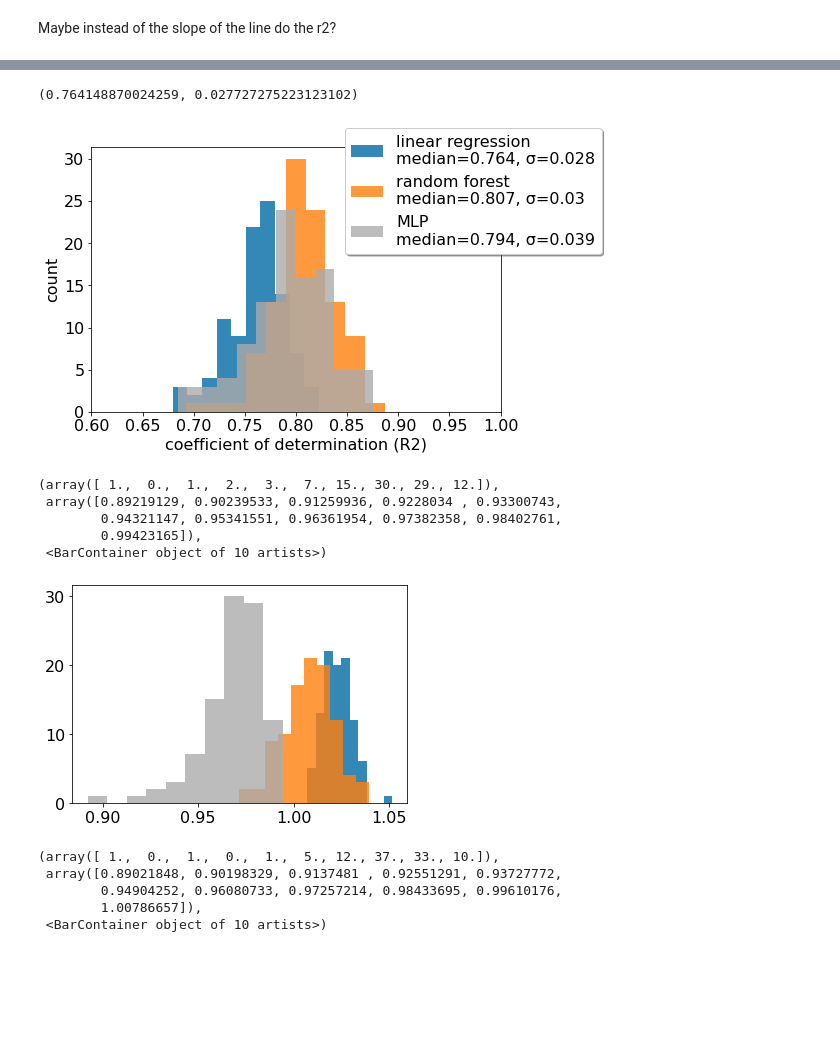
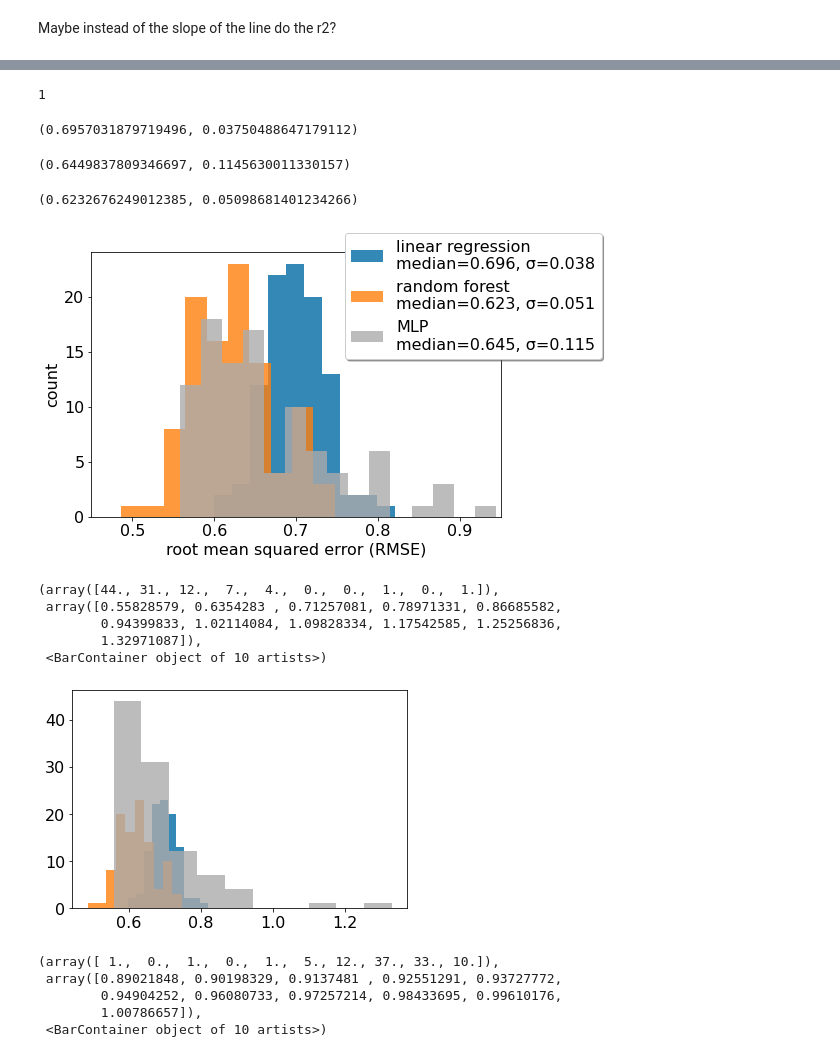
Before and after one commit to patrickcgray/ml_in_ocean_rs, a Jupyter notebook: rrs_mapping.ipynb, the cells around one changed output, grey strips where cells are left out. Drawn from its saved outputs; the diff is of its cells as text; code cells hidden in the pictures; blank space fills up the shorter version.

```diff
--- a/rrs_mapping.ipynb
+++ b/rrs_mapping.ipynb
@@ -261,9 +277,11 @@ plt.hist(s)
 # %% [markdown]
 Maybe instead of the slope of the line do the r2?
 # %%
+# here I'm appending the RMSE from each run
 lin_ms = []
 rf_ms = []
 mlp_ms = []
+
 for i in range(100):
     # full uncert including training process
     X_train, X_test, y_train, y_test = train_test_split(X, y, test_size=0.33)
@@ -297,9 +315,11 @@ for i in range(100):
     lin_X_test = (X_test_uncert[:,0]/X_test_uncert[:,1]).reshape(-1,1)
 
     lin_X_test = np.log(lin_X_test)
-    m = lin.score(lin_X_test,y_test_uncert)
 
-#     lin_preds = lin.predict(lin_X_test)
+#     m = lin.score(lin_X_test,y_test_uncert)
+
+    lin_preds = lin.predict(lin_X_test)
+    m = mean_squared_error(y_test_uncert,lin_preds, squared=False)
 
 #     ols_model = sm.OLS(np.log(y_test),sm.add_constant(lin_preds))
 #     results = ols_model.fit()
@@ -308,8 +328,10 @@ for i in range(100):
 #     b, m = results.params
     lin_ms.append(m)
 
-    m = rf.score(X_test_uncert,y_test_uncert)
-#     rf_preds = rf.predict(X_test_uncert)
+#     m = rf.score(X_test_uncert,y_test_uncert)
+
+    rf_preds = rf.predict(X_test_uncert)
+    m = mean_squared_error(y_test_uncert,rf_preds, squared=False)
 
 #     ols_model = sm.OLS(np.log(y_test),sm.add_constant(rf_preds))
 #     results = ols_model.fit()
@@ -317,8 +339,9 @@ for i in range(100):
 #     b, m = results.params
     rf_ms.append(m)
 
-    m = mlp.score(X_test_uncert,y_test_uncert)
-#     mlp_preds = mlp.predict(X_test_uncert)
+#     m = mlp.score(X_test_uncert,y_test_uncert)
+    mlp_preds = mlp.predict(X_test_uncert)
+    m = mean_squared_error(y_test_uncert,mlp_preds, squared=False)
 
 #     ols_model = sm.OLS(np.log(y_test),sm.add_constant(mlp_preds))
 #     results = ols_model.fit()
@@ -378,7 +438,19 @@ Increase the number of iterations (max_iter) or scale the data as shown in:
+# %%
+1
+# %% [output]
+1
 # %%
 np.median(lin_ms),np.std(lin_ms)
 # %% [output]
-(0.764148870024259, 0.027727275223123102)
+(0.6957031879719496, 0.03750488647179112)
+# %%
+np.median(mlp_ms),np.std(mlp_ms)
+# %% [output]
+(0.6449837809346697, 0.1145630011330157)
+# %%
+np.median(rf_ms),np.std(rf_ms)
+# %% [output]
+(0.6232676249012385, 0.05098681401234266)
 # %%
 # there is one instance where it didn't converge
 mlp_ms = np.array(mlp_ms)
@@ -386,27 +458,27 @@ mlp_ms = mlp_ms[mlp_ms>.6]
 # %%
 fig, ax = plt.subplots(figsize=(8,5))
 plt.hist(lin_ms,alpha=0.8,color=cb_palette[0],label='linear regression\nmedian='+str(np.round(np.median(lin_ms), 3))+', σ='+str(np.round(np.std(lin_ms),3)))
 plt.hist(rf_ms,alpha=0.8,color=cb_palette[1],label='random forest\nmedian='+str(np.round(np.median(rf_ms), 3))+', σ='+str(np.round(np.std(rf_ms),3)))
-plt.hist(mlp_ms,alpha=0.8,color=cb_palette[2], label='MLP\nmedian='+str(np.round(np.median(mlp_ms), 3))+', σ='+str(np.round(np.std(mlp_ms),3)))
-plt.xlim(.6,1)
-plt.xlabel('coefficient of determination (R2)')
+plt.hist(mlp_ms,bins=30,alpha=0.8,color=cb_palette[2], label='MLP\nmedian='+str(np.round(np.median(mlp_ms), 3))+', σ='+str(np.round(np.std(mlp_ms),3)))
+plt.xlim(0.45,.95)
+plt.xlabel('root mean squared error (RMSE)')
 plt.ylabel('count')
 plt.legend(bbox_to_anchor=(.6, 1.1),fancybox=True, shadow=True,)
 fig.tight_layout()
 plt.savefig('figs/r2_with_uncertainty.png',dpi=300)
 # %% [output]
-[figure, old version]
+[figure, new version]
 # %%
 plt.hist(lin_ms,alpha=0.8,color=cb_palette[0])
 plt.hist(rf_ms,alpha=0.8,color=cb_palette[1])
 plt.hist(mlp_ms,alpha=0.8,color=cb_palette[2])
 # %% [output]
-(array([ 1.,  0.,  1.,  2.,  3.,  7., 15., 30., 29., 12.]),
- array([0.89219129, 0.90239533, 0.91259936, 0.9228034 , 0.93300743,
-        0.94321147, 0.95341551, 0.96361954, 0.97382358, 0.98402761,
-        0.99423165]),
+(array([44., 31., 12.,  7.,  4.,  0.,  0.,  1.,  0.,  1.]),
+ array([0.55828579, 0.6354283 , 0.71257081, 0.78971331, 0.86685582,
+        0.94399833, 1.02114084, 1.09828334, 1.17542585, 1.25256836,
+        1.32971087]),
  <BarContainer object of 10 artists>)
-[figure, old version]
+[figure, new version]
 # %%
 plt.hist(lin_ms,alpha=0.8,color=cb_palette[0])
 plt.hist(rf_ms,alpha=0.8,color=cb_palette[1])
```
Also changed, not shown: parts of 8 cells of this notebook, 2 other files.
